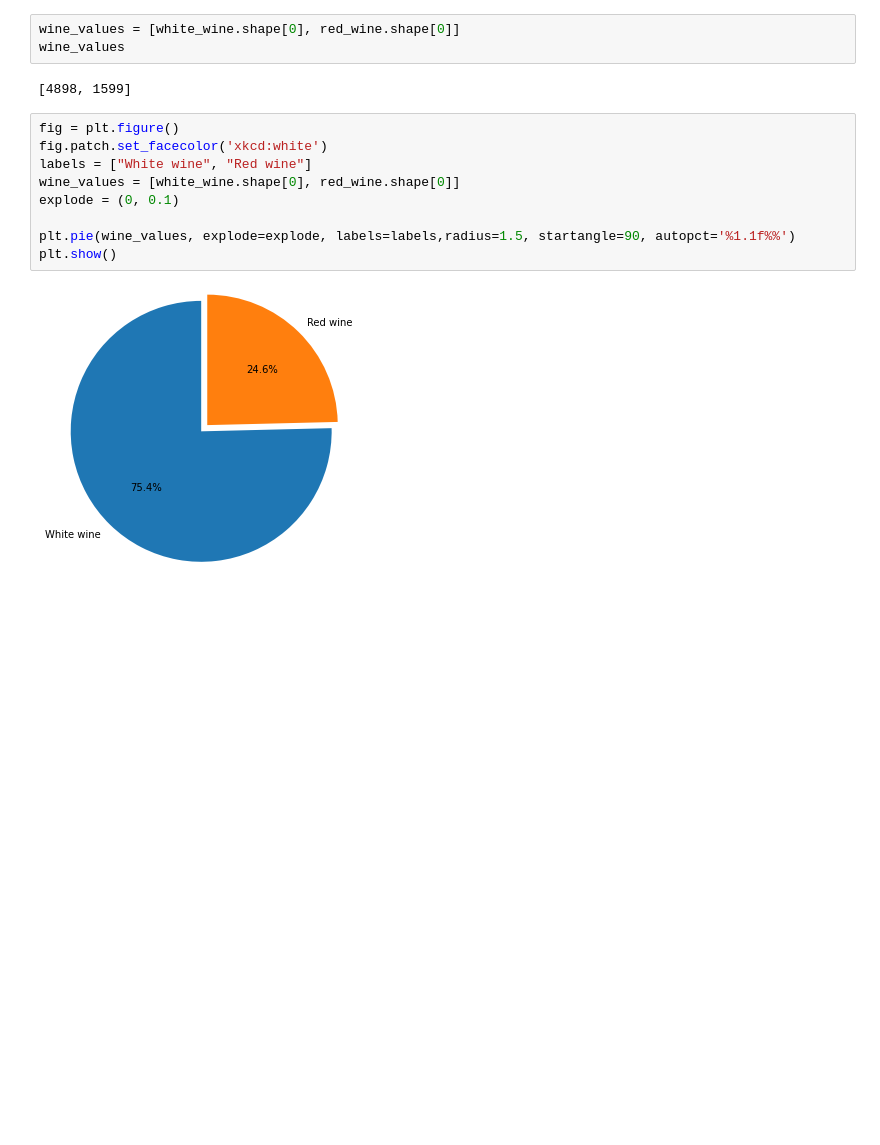
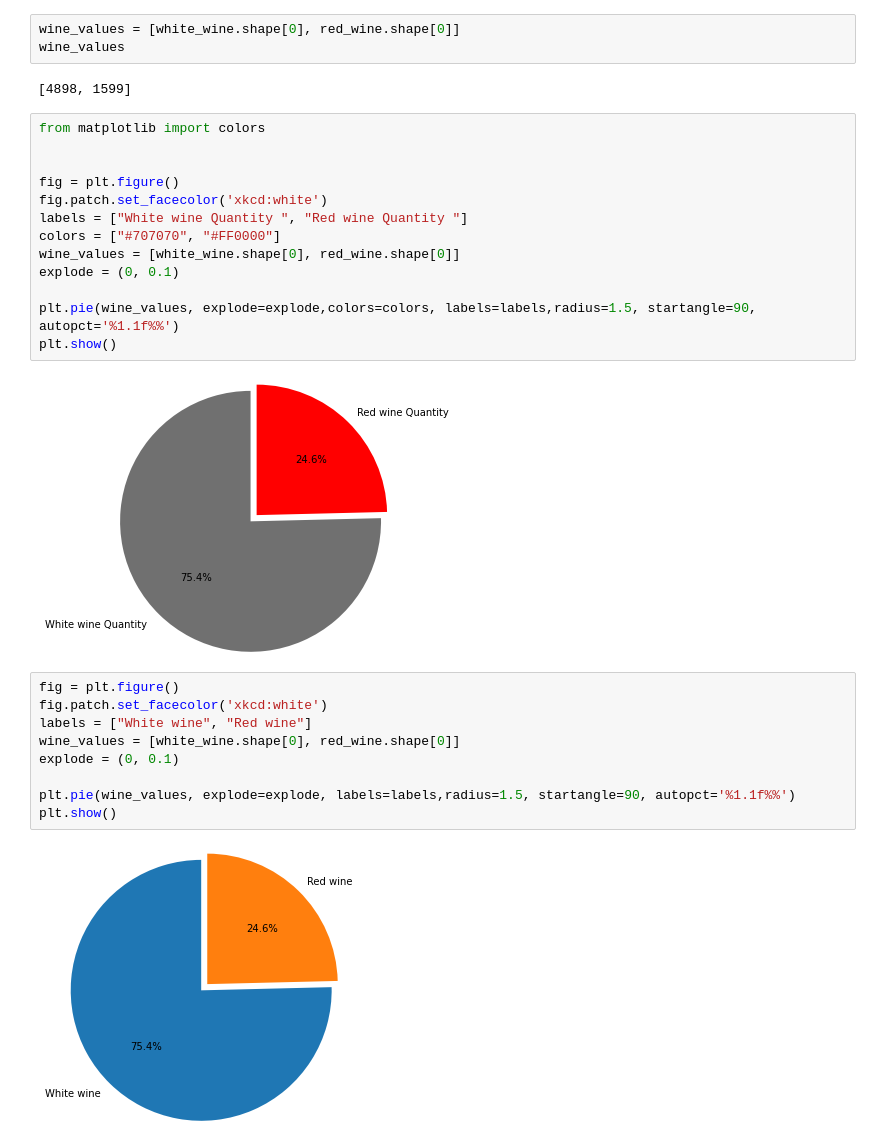
Before and after one commit to EjioforSandraAkunna/BlueBerryWine_Project, a Jupyter notebook: matplotlib_exercises.ipynb, the cells around one changed output. Saved outputs shown, nothing was run; the diff lists cells and outputs as text; blank space fills up the shorter version.

```diff
--- a/matplotlib_exercises.ipynb
+++ b/matplotlib_exercises.ipynb
@@ -612,6 +612,21 @@ wine_values = [white_wine.shape[0], red_wine.shape[0]]
 wine_values
 # %% [output]
 [4898, 1599]
+# %%
+from matplotlib import colors
+
+
+fig = plt.figure()
+fig.patch.set_facecolor('xkcd:white')
+labels = ["White wine Quantity ", "Red wine Quantity "]
+colors = ["#707070", "#FF0000"]
+wine_values = [white_wine.shape[0], red_wine.shape[0]]
+explode = (0, 0.1)
+
+plt.pie(wine_values, explode=explode,colors=colors, labels=labels,radius=1.5, startangle=90, autopct='%1.1f%%')
+plt.show()
+# %% [output]
+[figure, added]
 # %%
 fig = plt.figure()
 fig.patch.set_facecolor('xkcd:white')
```
Also changed, not shown: parts of 4 cells of this notebook, 1 other file.
